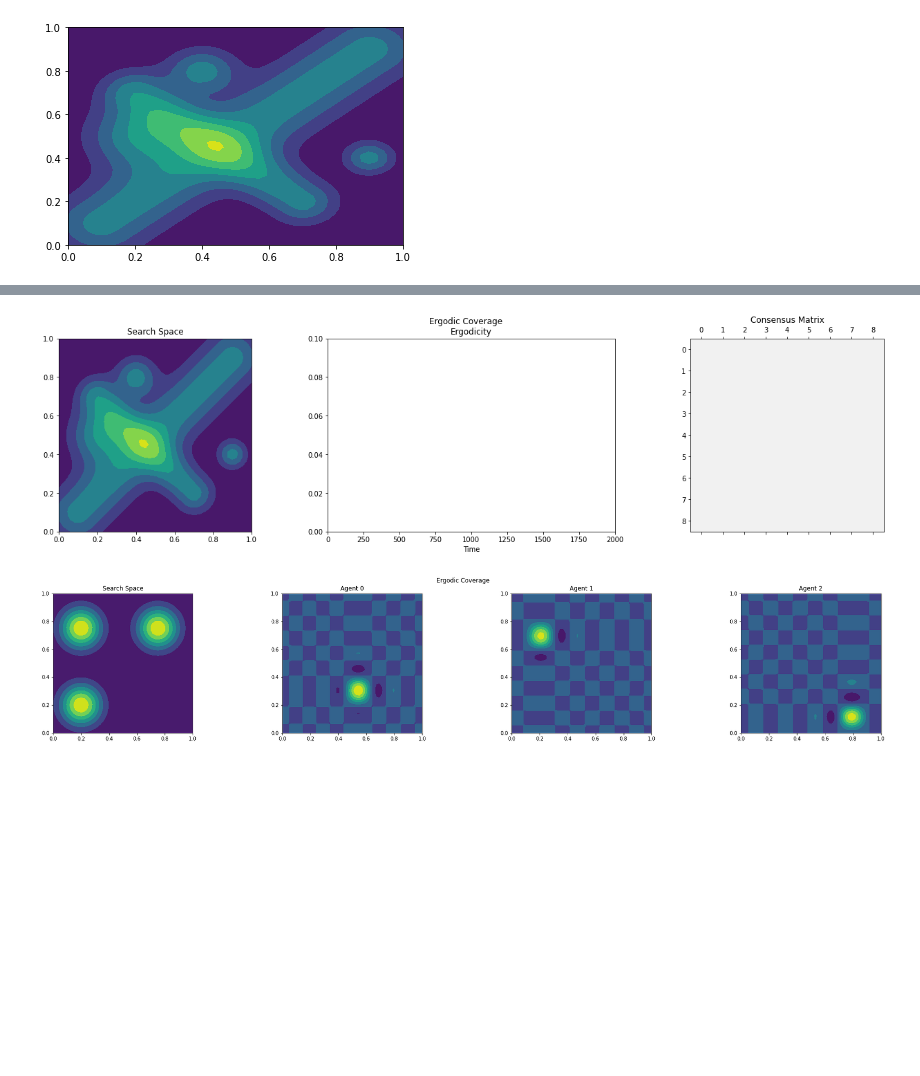
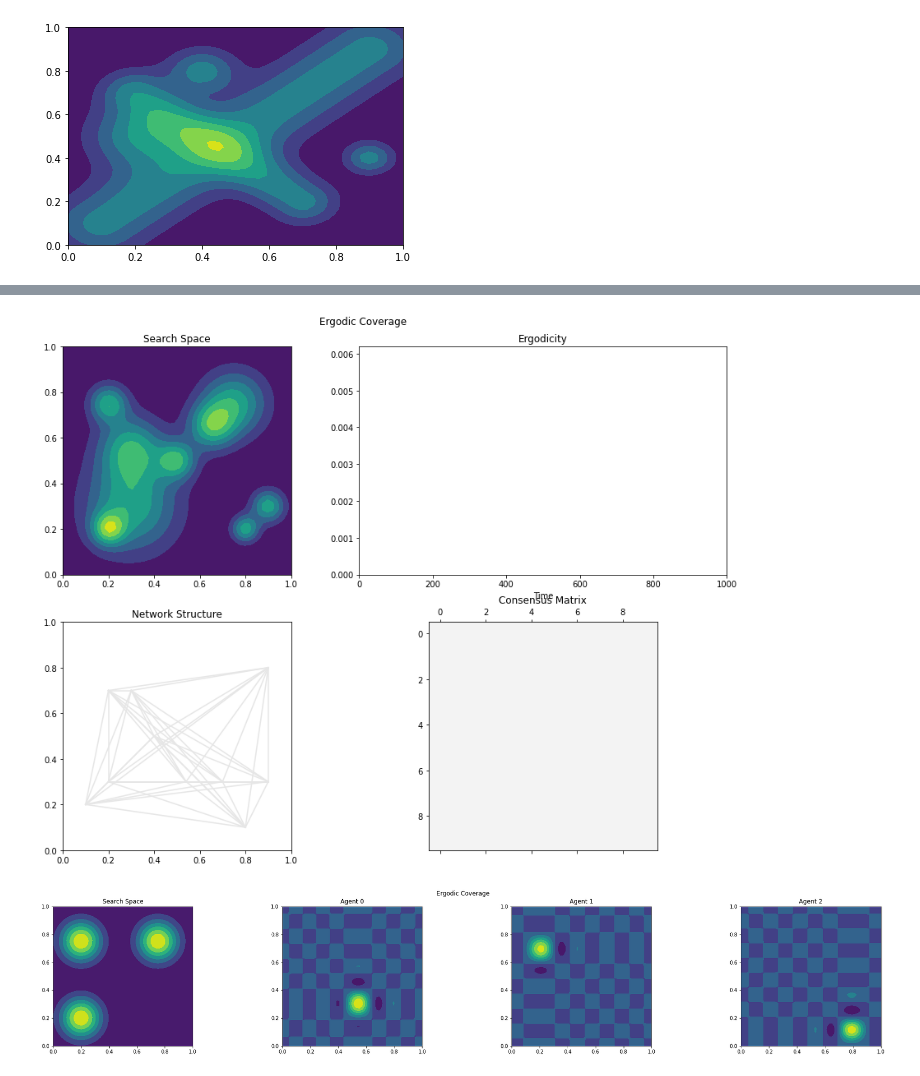
Before and after one commit to enkokoro/ergodic, a Jupyter notebook: ergodic_research.ipynb, the cells around one changed output, grey strips where cells are left out. Saved outputs shown, nothing was run; the diff lists cells and outputs as text; code cells hidden in the pictures; blank space fills up the shorter version.

```diff
--- a/ergodic_research.ipynb
+++ b/ergodic_research.ipynb
@@ -443,13 +443,16 @@ p_total:  0.5740085098310393
 [figure]
 # %%
 """ Parameters """
+# x = [np.array([0.54,0.3]), np.array([0.2, 0.7]), np.array([0.8, 0.1]),
+#      np.array([0.7,0.3]), np.array([0.3, 0.7]), np.array([0.9, 0.3]),
+#      np.array([0.1,0.2]), np.array([0.2, 0.3]), np.array([0.9, 0.8])]
 x = [np.array([0.54,0.3]), np.array([0.2, 0.7]), np.array([0.8, 0.1]),
      np.array([0.7,0.3]), np.array([0.3, 0.7]), np.array([0.9, 0.3]),
-     np.array([0.1,0.2]), np.array([0.2, 0.3]), np.array([0.9, 0.8])]
+     np.array([0.1,0.2]), np.array([0.2, 0.3]), np.array([0.9, 0.8]), np.array([0.4, 0.5])]
 
 U_shape=(1, 1)
 n = len(U_shape)
-mu_dist=p4
+mu_dist=p3
 plt.contourf(X, Y, np.array(list(map(mu_dist, _s))).reshape(X.shape))
 
 N=len(x)
@@ -659,15 +671,14 @@ ax2.matshow(A_log[-1], vmin=0, vmax=1, cmap="Greys")
 # %%
 """ Animate """
 # colors = ['r', 'm', 'c', 'y', 'g', 'b', 'k', 'w']
-colors = ['maroon', 'cyan', 'red', 'black', 'slateblue', 'orange', 'indigo', 'magenta', 'pink']
+colors = ['maroon', 'cyan', 'red', 'black', 'slateblue', 'orange', 'indigo', 'magenta', 'pink', 'white']
 if N > len(colors):
     raise NotYetImplemented("Number of agents: ", N, "- Animation of this dimension is not supported.")
 
-fig, (ax1, ax2, ax3) = plt.subplots(1, 3, figsize=(6.4*3, 4.8))
-
+# fig, (ax1, ax2, ax3) = plt.subplots(1, 3, figsize=(6.4*3, 4.8))
+fig, ((ax1, ax2), (ax4, ax3)) = plt.subplots(2, 2, figsize=(6.4*2, 4.8*2))
 
 fig.suptitle('Ergodic Coverage')
-fig.tight_layout()
 
 
 ax1.set_title('Search Space')
@@ -684,12 +695,19 @@ ax2.set(xlabel='Time')
 
 ax3.set_title('Consensus Matrix')
 
+ax4.set_title('Network Structure')
+ax4.set_aspect('equal')
+ax4.set_xlim(0, U_shape[0])
+ax4.set_ylim(0, U_shape[1])
+fig.tight_layout()
+
 pos_data = [([], []) for i in range(N)]
 time_data = []
 ergodicity_data = []
 local_ergodicity_data = [[] for i in range(N)]
 pos_lns = []
 local_erg_lns = []
+
 for i in range(N):
     pos_ln, = ax1.plot(pos_data[i][0], pos_data[i][1], c=colors[i], label=i)
     pos_lns.append(pos_ln)
@@ -699,46 +717,59 @@ for i in range(N):
 ergodicity_ln, = ax2.plot(time_data, ergodicity_data, c='b')
 consensus_ln = ax3.matshow(A_log[0], vmin=0, vmax=1, cmap="Greys")
 
+network_lns = []
+for i in range(N):
+    for j in range(i+1, N):
+        network_ln, = ax4.plot([agents[i].x_log[0][0], agents[j].x_log[0][0]],
+                                [agents[i].x_log[0][1], agents[j].x_log[0][1]],
+                                c=str(1 - A_log[0][i][j]), label=(i, j))
+        network_lns.append(network_ln)
+
 def animate2d_init():
-    phi2_max = 0.1 if num_iter is not None else max(overall_e_log)
-    time_max = num_iter if num_iter is not None else min(1000, len(overall_e_log))
+    phi2_max = max(overall_e_log)
+    time_max = len(overall_e_log)
     ax2.set_xlim(0, time_max)
     ax2.set_ylim(0, phi2_max)
-    return (consensus_ln, ergodicity_ln, *local_erg_lns, *pos_lns)
+    return (*network_lns, consensus_ln, ergodicity_ln, *local_erg_lns, *pos_lns)
 
 
 def animate2d_from_logs_update(frame):
     time_data.append(frame)
-
+    idx = 0
     for i in range(N):
         pos_data[i][0].append(agents[i].x_log[frame][0])
         pos_data[i][1].append(agents[i].x_log[frame][1])
         pos_lns[i].set_data(pos_data[i][0], pos_data[i][1])
 
         local_ergodicity_data[i].append(agents[i].e_log[frame])
         local_erg_lns[i].set_data(time_data, local_ergodicity_data[i])
+        for j in range(i+1, N):
+            network_lns[idx].set_data([agents[i].x_log[frame][0], agents[j].x_log[frame][0]],
+                                [agents[i].x_log[frame][1], agents[j].x_log[frame][1]])
+            network_lns[idx].set_color(str(1 - A_log[frame][i][j]))
+            idx+=1
 
     ergodicity_data.append(overall_e_log[frame])
     ergodicity_ln.set_data(time_data, ergodicity_data)
     consensus_ln.set_data(A_log[frame])
 
-    return (consensus_ln, ergodicity_ln, *local_erg_lns, *pos_lns)
+    return (*network_lns, consensus_ln, ergodicity_ln, *local_erg_lns, *pos_lns)
 
 
 
 update = animate2d_from_logs_update
 frames = len(overall_e_log)
 
 
 FFwriter = animation.writers['ffmpeg']
 writer = FFwriter(fps=30, metadata=dict(artist='Me'), bitrate=1800)
 anime = animation.FuncAnimation(fig, animate2d_from_logs_update, init_func=animate2d_init,
                             frames=frames, interval=20, blit=True)
 plt.show()
 if filename is not None:
     anime.save(filename+".mp4", writer=writer)
 # %% [output]
-[figure, old version]
+[figure, new version]
 # %%
 """ Animate c_k """
 frames = 50#500# len(overall_e_log)
```
Also changed, not shown: parts of 7 cells of this notebook.
